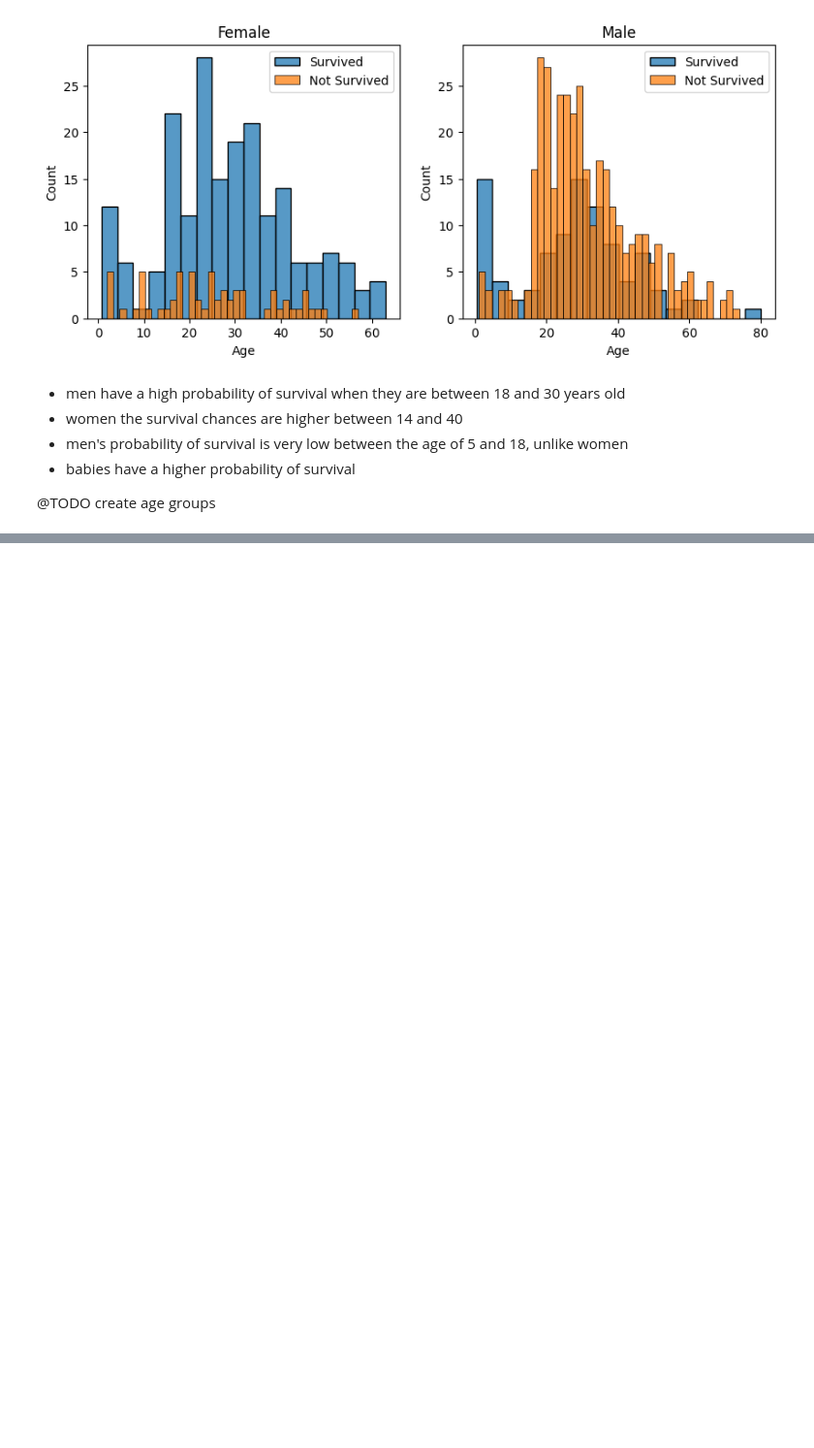
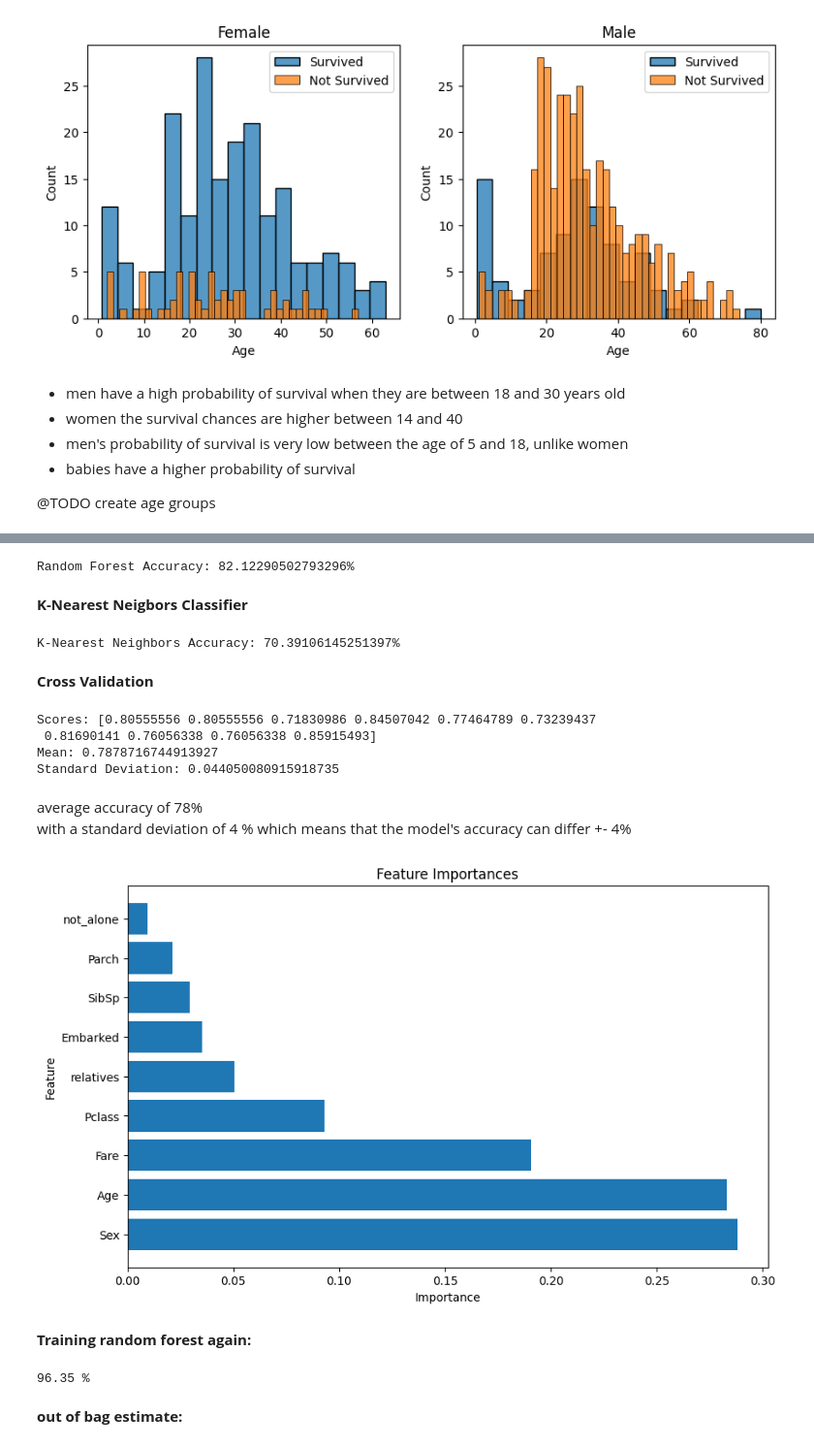
Before and after one commit to nourhan031/Titanic-Survival-Prediction, a Jupyter notebook: main.ipynb, the cells around one changed output, grey strips where cells are left out. Shown at 97% size. Cells and saved outputs as stored; diff of their text form; code cells hidden in the pictures; blank space fills up the shorter version.

```diff
--- a/main.ipynb
+++ b/main.ipynb
@@ -153,0 +332,62 @@ copy_data['Age'].fillna(copy_data['Age'].mean(), inplace=True)
+# %%
+rf = RandomForestClassifier(n_estimators=100, random_state=42)
+
+rf.fit(X_train, Y_train)
+
+Y_pred_rf = rf.predict(X_test)
+
+accuracy_rf = accuracy_score(Y_test, Y_pred_rf)
+
+print(f"Random Forest Accuracy: {accuracy_rf * 100}%")
+# %% [output]
+Random Forest Accuracy: 82.12290502793296%
+# %% [markdown]
+**K-Nearest Neigbors Classifier**
+# %%
+knn = KNeighborsClassifier(n_neighbors=3)
+
+knn.fit(X_train, Y_train)
+
+Y_pred_knn = knn.predict(X_test)
+
+accuracy_knn = accuracy_score(Y_test, Y_pred_knn)
+
+print(f"K-Nearest Neighbors Accuracy: {accuracy_knn * 100}%")
+# %% [output]
+K-Nearest Neighbors Accuracy: 70.39106145251397%
+# %% [markdown]
+**Cross Validation**
+# %%
+from sklearn.model_selection import cross_val_score
+rf = RandomForestClassifier(n_estimators=100)
+scores = cross_val_score(rf, X_train, Y_train, cv=10, scoring = "accuracy")
+print("Scores:", scores)
+print("Mean:", scores.mean())
+print("Standard Deviation:", scores.std())
+# %% [output]
+Scores: [0.80555556 0.80555556 0.71830986 0.84507042 0.77464789 0.73239437
+ 0.81690141 0.76056338 0.76056338 0.85915493]
+Mean: 0.7878716744913927
+Standard Deviation: 0.044050080915918735
+# %% [markdown]
+average accuracy of 78% <br>
+with a standard deviation of 4 % which means that the model's accuracy can differ +- 4%
+# %%
+feature_importances = rf.feature_importances_
+
+feature_importances_df = pd.DataFrame({
+    'Feature': X_train.columns,
+    'Importance': feature_importances
+})
+
+# Sort the DataFrame by importance
+feature_importances_df.sort_values('Importance', ascending=False, inplace=True)
+
+plt.figure(figsize=(10, 6))
+plt.barh(feature_importances_df['Feature'], feature_importances_df['Importance'])
+plt.xlabel('Importance')
+plt.ylabel('Feature')
+plt.title('Feature Importances')
+plt.show()
+# %% [output]
+[figure, added]
@@ -153,0 +398,15 @@ copy_data['Age'].fillna(copy_data['Age'].mean(), inplace=True)
+# %% [markdown]
+**Training random forest again:**
+# %%
+random_forest = RandomForestClassifier(n_estimators=100, oob_score = True)
+random_forest.fit(X_train, Y_train)
+Y_prediction = random_forest.predict(X_test)
+
+random_forest.score(X_train, Y_train)
+
+acc_random_forest = round(random_forest.score(X_train, Y_train) * 100, 2)
+print(round(acc_random_forest,2,), "%")
+# %% [output]
+96.35 %
+# %% [markdown]
+**out of bag estimate:**
```
Also changed, not shown: parts of 47 cells of this notebook.
